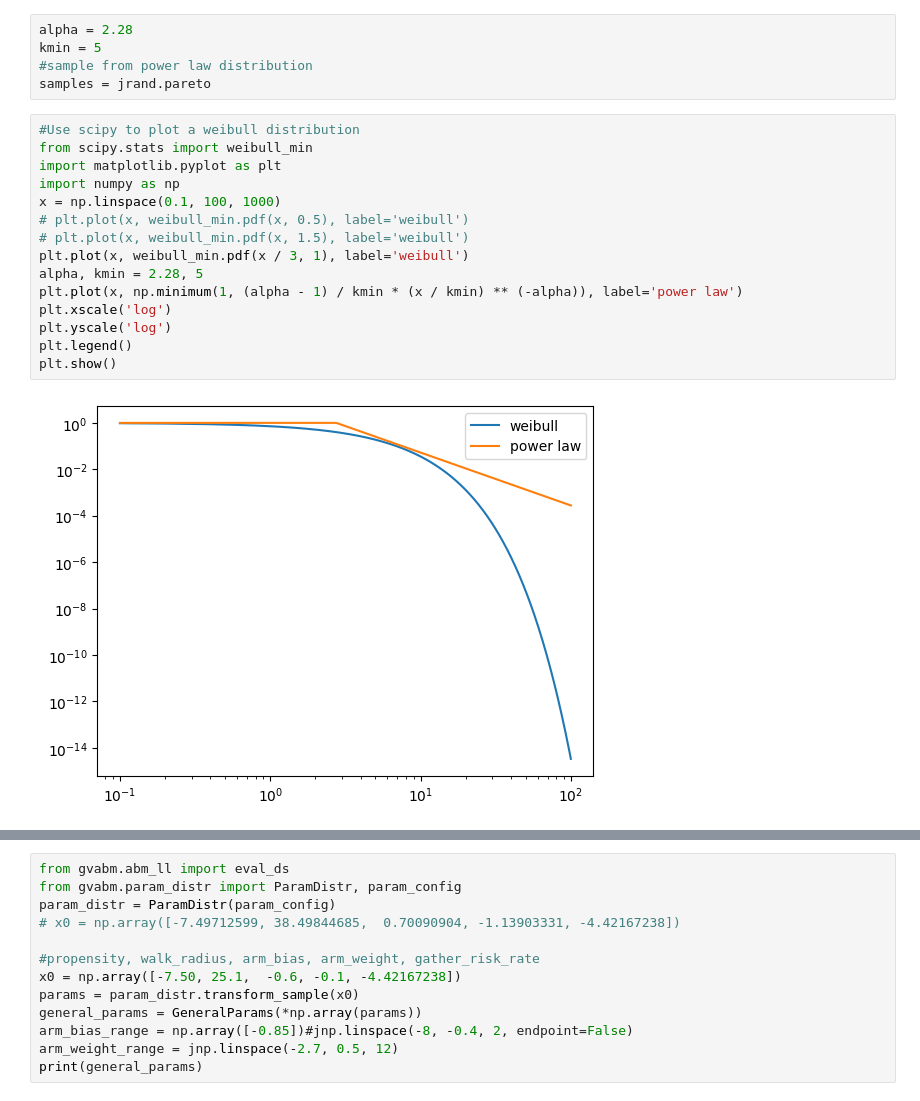
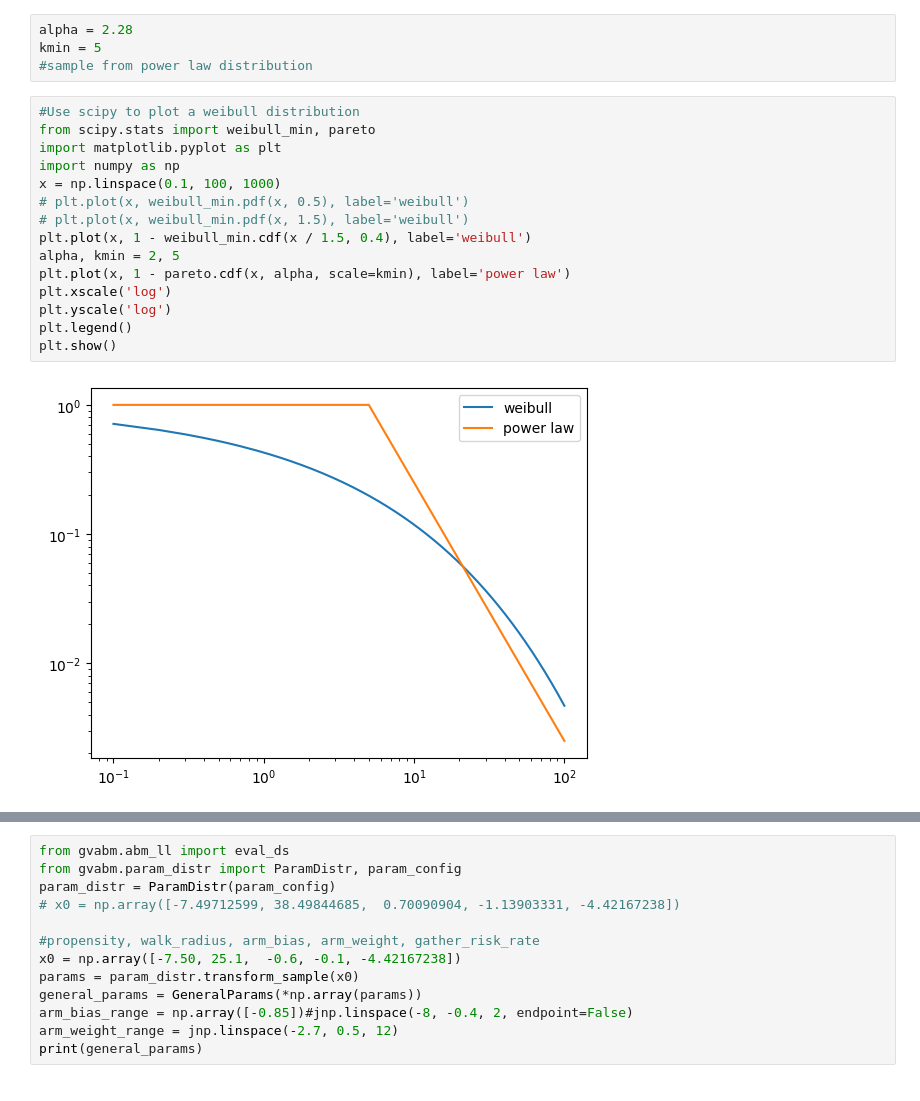
Before and after one commit to m-bhatt/abm_violence, a Jupyter notebook: scripts/data_eval.ipynb, the cells around one changed output, grey strips where cells are left out. Drawn from its saved outputs; the diff is of its cells as text.

```diff
--- a/scripts/data_eval.ipynb
+++ b/scripts/data_eval.ipynb
@@ -22,21 +19,20 @@ The autoreload extension is already loaded. To reload it, use:
 alpha = 2.28
 kmin = 5
 #sample from power law distribution
-samples = jrand.pareto
 # %%
 #Use scipy to plot a weibull distribution
-from scipy.stats import weibull_min
+from scipy.stats import weibull_min, pareto
 import matplotlib.pyplot as plt
 import numpy as np
 x = np.linspace(0.1, 100, 1000)
 # plt.plot(x, weibull_min.pdf(x, 0.5), label='weibull')
 # plt.plot(x, weibull_min.pdf(x, 1.5), label='weibull')
-plt.plot(x, weibull_min.pdf(x / 3, 1), label='weibull')
-alpha, kmin = 2.28, 5
-plt.plot(x, np.minimum(1, (alpha - 1) / kmin * (x / kmin) ** (-alpha)), label='power law')
+plt.plot(x, 1 - weibull_min.cdf(x / 1.5, 0.4), label='weibull')
+alpha, kmin = 2, 5
+plt.plot(x, 1 - pareto.cdf(x, alpha, scale=kmin), label='power law')
 plt.xscale('log')
 plt.yscale('log')
 plt.legend()
 plt.show()
 # %% [output]
-[figure, old version]
+[figure, new version]
```
Also changed, not shown: parts of 2 cells of this notebook, 17 other files.
